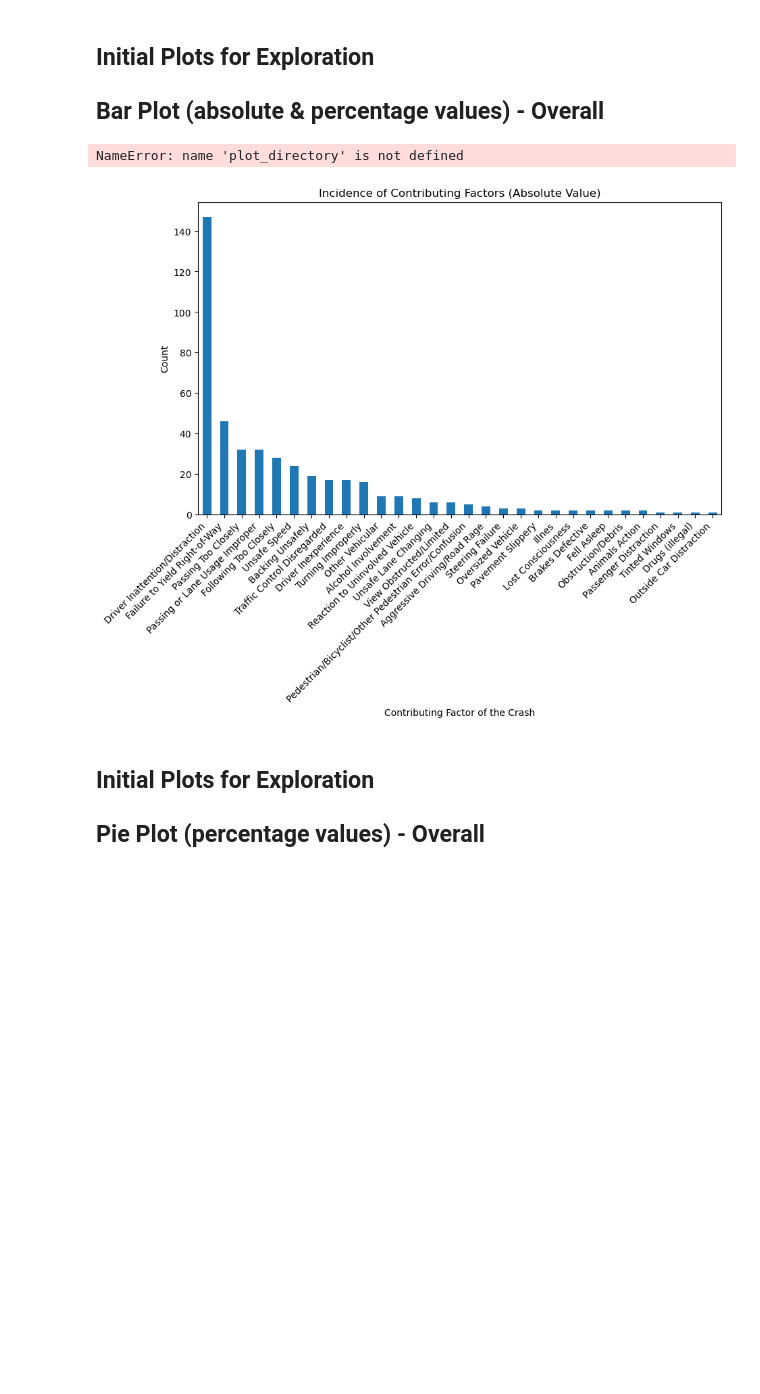
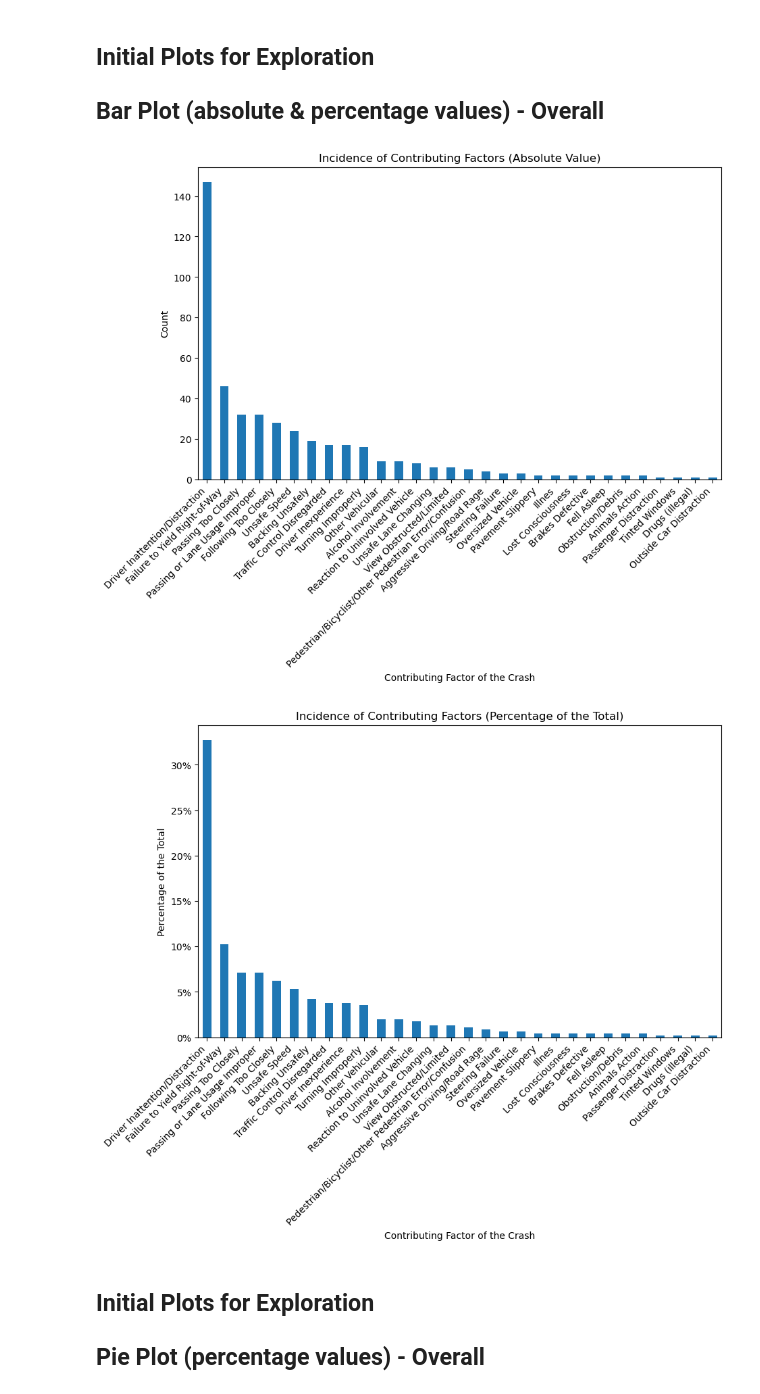
Before and after one commit to aglantzrbc/rutgers23-project-one, a Jupyter notebook: xx-map-test-Copy2.ipynb, the cells around one changed output. Drawn from its saved outputs; the diff is of its cells as text; code cells hidden in the pictures; blank space fills up the shorter version.

```diff
--- a/xx-map-test-Copy2.ipynb
+++ b/xx-map-test-Copy2.ipynb
@@ -16,6 +16,12 @@ import scipy.stats as st
 from scipy.stats import linregress
 import json
 import os
+
+# Get the current directory of the Jupyter source file
+current_directory = os.getcwd()
+
+# Define the plot directory
+plot_directory = os.path.join(current_directory, "plots")
 
 # Import API keys & app tokens
 from api_keys import api_key_regular
@@ -151,34 +157,37 @@ ax.set_title("Incidence of Contributing Factors (Absolute Value)")
 
 # Rotate x-axis labels diagonally, to be more easily read
 ax.set_xticklabels(ax.get_xticklabels(), rotation=45, ha='right')
 
 # Save the bar plot as png to the new subdirectory
 absolute_value_plot_path = os.path.join(plot_directory, "absolute_value_plot.png")
 plt.savefig(absolute_value_plot_path)
 
 # Display the bar plot
 plt.show()
 
+# Calculate percentages based on factor_counts
+factor_percentages = factor_counts / factor_counts.sum() * 100
+
 # Create a similar bar plot, this time for percentages with percent signs
 fig, ax = plt.subplots(figsize=(10, 6))
 factor_percentages.plot(kind="bar", ax=ax)
 ax.set_xlabel("Contributing Factor of the Crash")
 ax.set_ylabel("Percentage of the Total")
 ax.set_title("Incidence of Contributing Factors (Percentage of the Total)")
 ax.yaxis.set_major_formatter(plt.FuncFormatter('{:.0f}%'.format))
 
 # Rotate x-axis labels diagonally
 ax.set_xticklabels(ax.get_xticklabels(), rotation=45, ha='right')
 
 # Save the bar plot for percentages as png for the presentation
 percentages_plot_path = os.path.join(plot_directory, "percentages_plot.png")
 plt.savefig(percentages_plot_path)
 
 # Display the bar plot for percentages
 plt.show()
 # %% [output]
-NameError: name 'plot_directory' is not defined
 [figure]
+[figure, added]
 # %% [markdown]
 ## Initial Plots for Exploration
 
```
Also changed, not shown: parts of 1 cell of this notebook.
